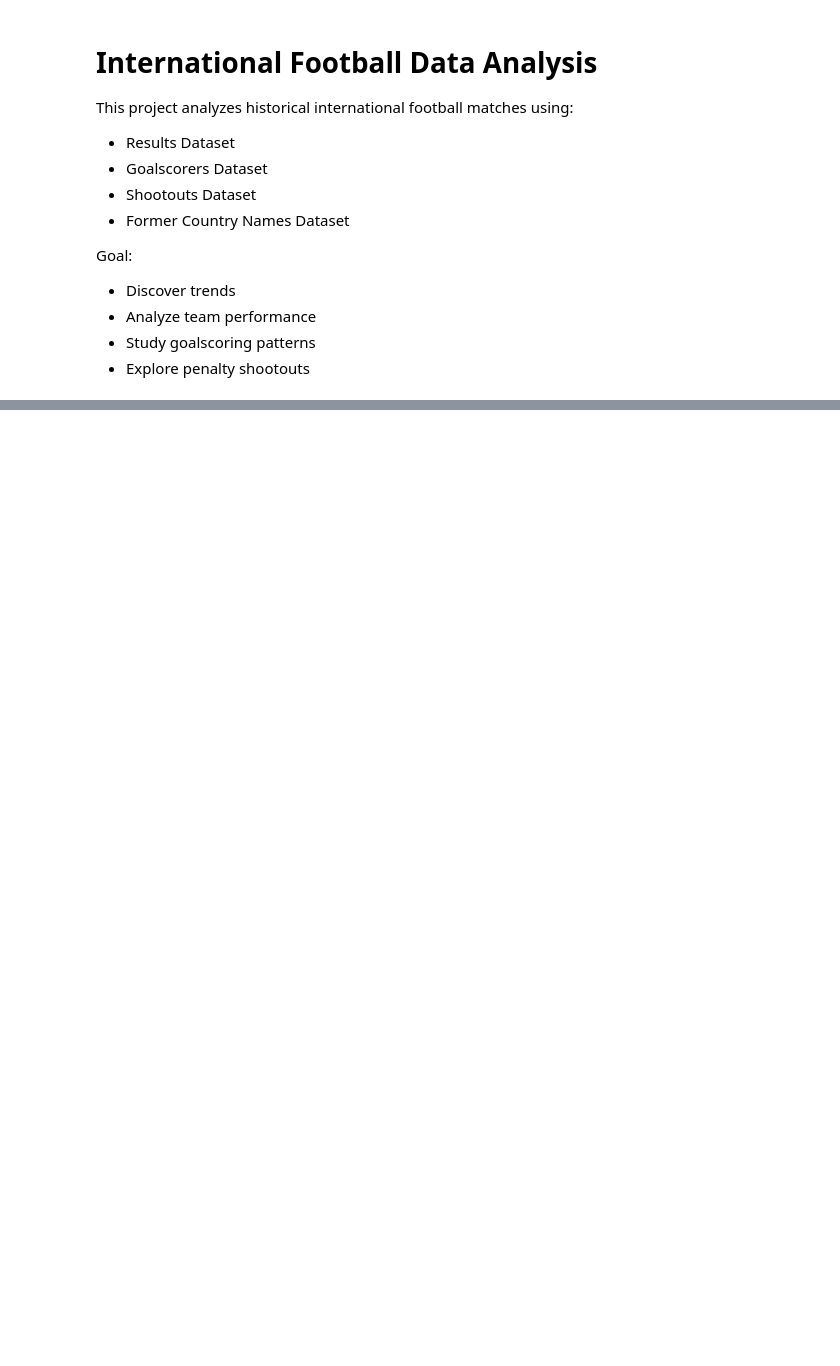
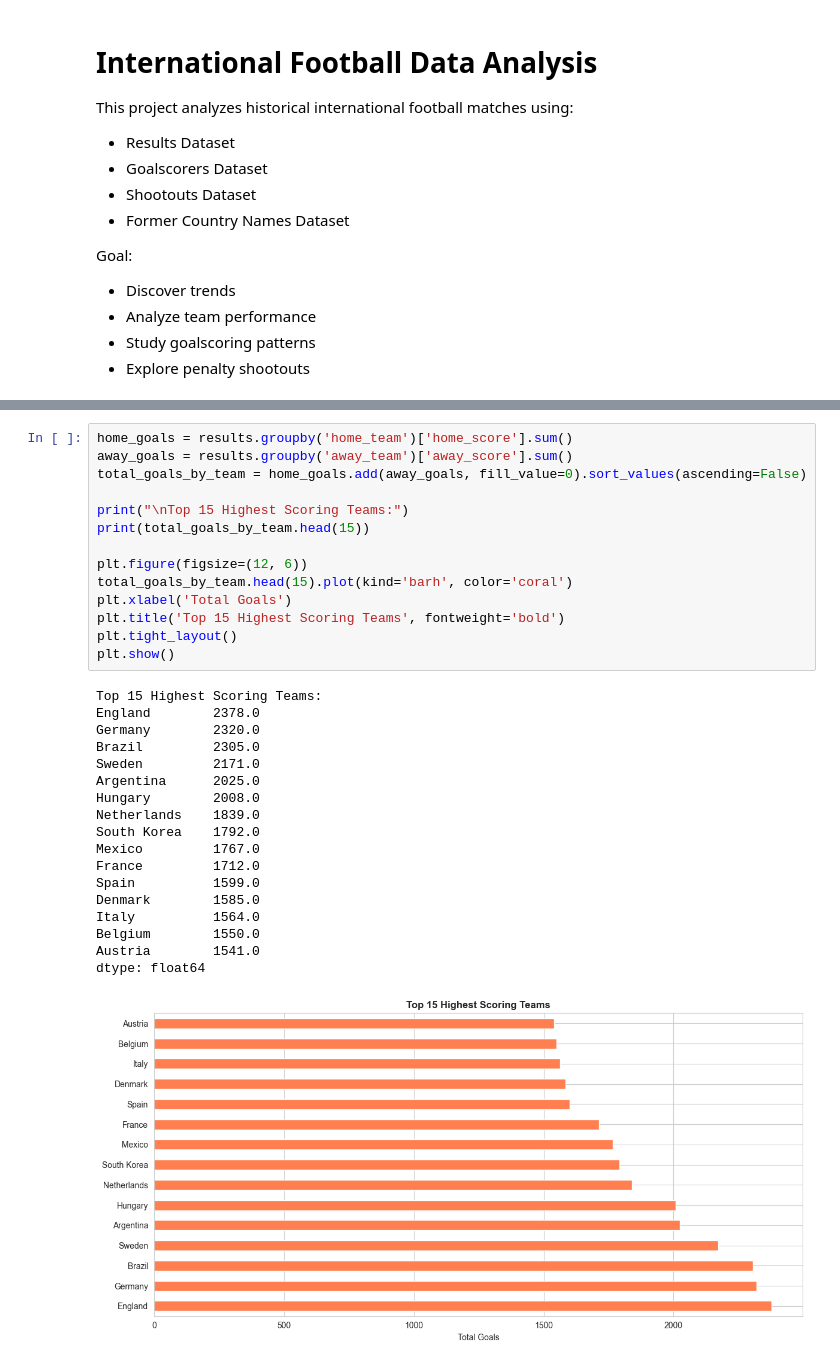
Before and after one commit to DeadlyPro34/data-analysis-projects, a Jupyter notebook: football-data-analysis/Football_Analysis.ipynb, the cells around one changed output, grey strips where cells are left out. Saved outputs shown, nothing was run; the diff lists cells and outputs as text; blank space fills up the shorter version.

```diff
--- a/football-data-analysis/Football_Analysis.ipynb
+++ b/football-data-analysis/Football_Analysis.ipynb
@@ -206,0 +268,33 @@ print(former.shape)
+# %%
+home_goals = results.groupby('home_team')['home_score'].sum()
+away_goals = results.groupby('away_team')['away_score'].sum()
+total_goals_by_team = home_goals.add(away_goals, fill_value=0).sort_values(ascending=False)
+
+print("\nTop 15 Highest Scoring Teams:")
+print(total_goals_by_team.head(15))
+
+plt.figure(figsize=(12, 6))
+total_goals_by_team.head(15).plot(kind='barh', color='coral')
+plt.xlabel('Total Goals')
+plt.title('Top 15 Highest Scoring Teams', fontweight='bold')
+plt.tight_layout()
+plt.show()
+# %% [output]
+Top 15 Highest Scoring Teams:
+England        2378.0
+Germany        2320.0
+Brazil         2305.0
+Sweden         2171.0
+Argentina      2025.0
+Hungary        2008.0
+Netherlands    1839.0
+South Korea    1792.0
+Mexico         1767.0
+France         1712.0
+Spain          1599.0
+Denmark        1585.0
+Italy          1564.0
+Belgium        1550.0
+Austria        1541.0
+dtype: float64
+[figure, added]
```
Also changed, not shown: parts of 41 cells of this notebook.
